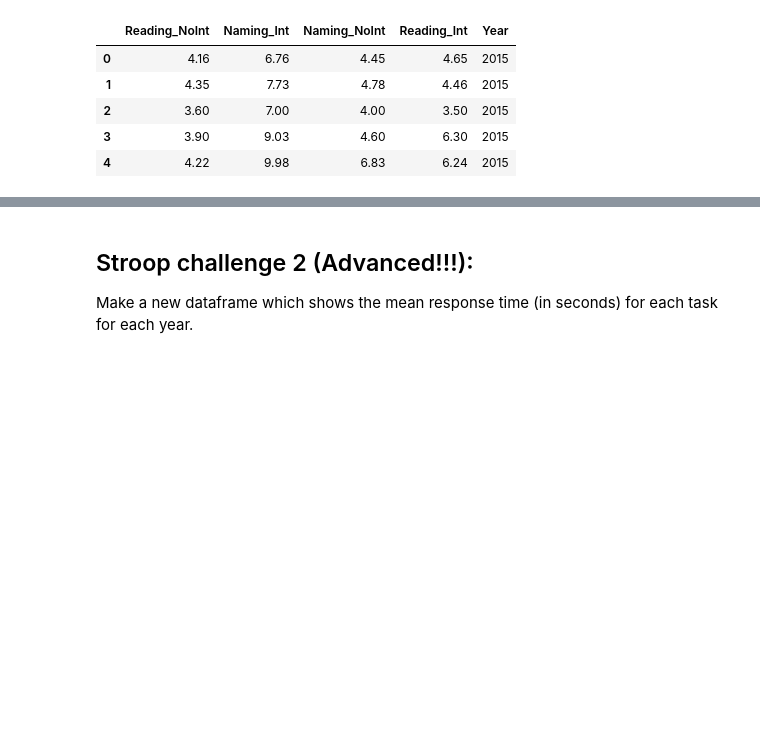
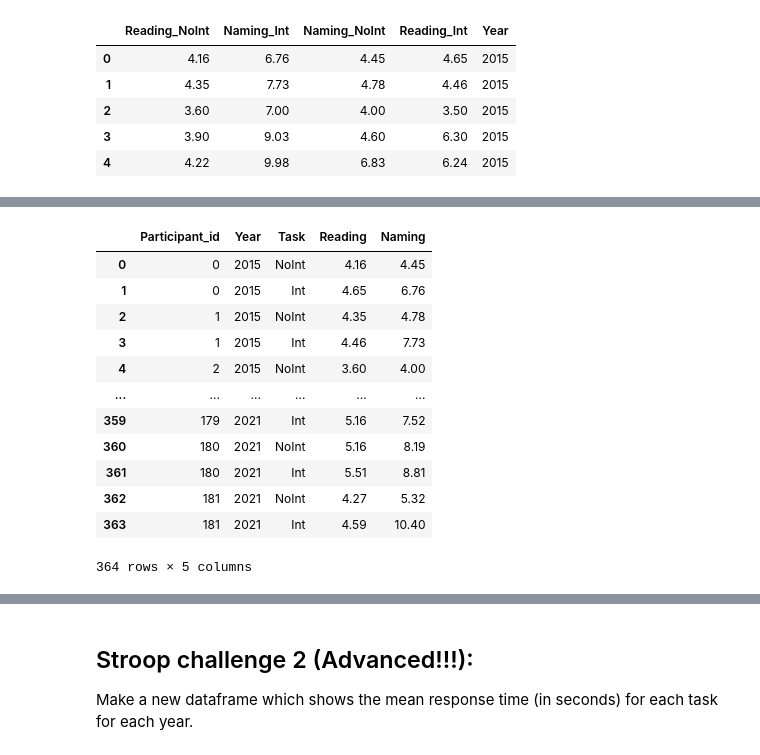
Before and after one commit to KristianeWarncke/Cultural_DataScience, a Jupyter notebook: fun_with_pandas.ipynb, the cells around one changed output, grey strips where cells are left out. Drawn from its saved outputs; the diff is of its cells as text; code cells hidden in the pictures; blank space fills up the shorter version.

```diff
--- a/fun_with_pandas.ipynb
+++ b/fun_with_pandas.ipynb
@@ -394,0 +409,22 @@ df
+# %%
+df_long = pd.wide_to_long(df, stubnames = ['Reading', 'Naming'],
+                          i=['Participant_id','Year'],
+                          j='Task',
+                          sep = '_',
+                          suffix = '.+')
+df_long = df_long.reset_index()
+df_long
+# %% [output]
+|  | Participant_id | Year | Task | Reading | Naming |
+| 0 | 0 | 2015 | NoInt | 4.16 | 4.45 |
+| 1 | 0 | 2015 | Int | 4.65 | 6.76 |
+| 2 | 1 | 2015 | NoInt | 4.35 | 4.78 |
+| 3 | 1 | 2015 | Int | 4.46 | 7.73 |
+| 4 | 2 | 2015 | NoInt | 3.60 | 4.00 |
+| ... | ... | ... | ... | ... | ... |
+| 359 | 179 | 2021 | Int | 5.16 | 7.52 |
+| 360 | 180 | 2021 | NoInt | 5.16 | 8.19 |
+| 361 | 180 | 2021 | Int | 5.51 | 8.81 |
+| 362 | 181 | 2021 | NoInt | 4.27 | 5.32 |
+| 363 | 181 | 2021 | Int | 4.59 | 10.40 |
+364 rows × 5 columns
```
Also changed, not shown: parts of 3 cells of this notebook.
